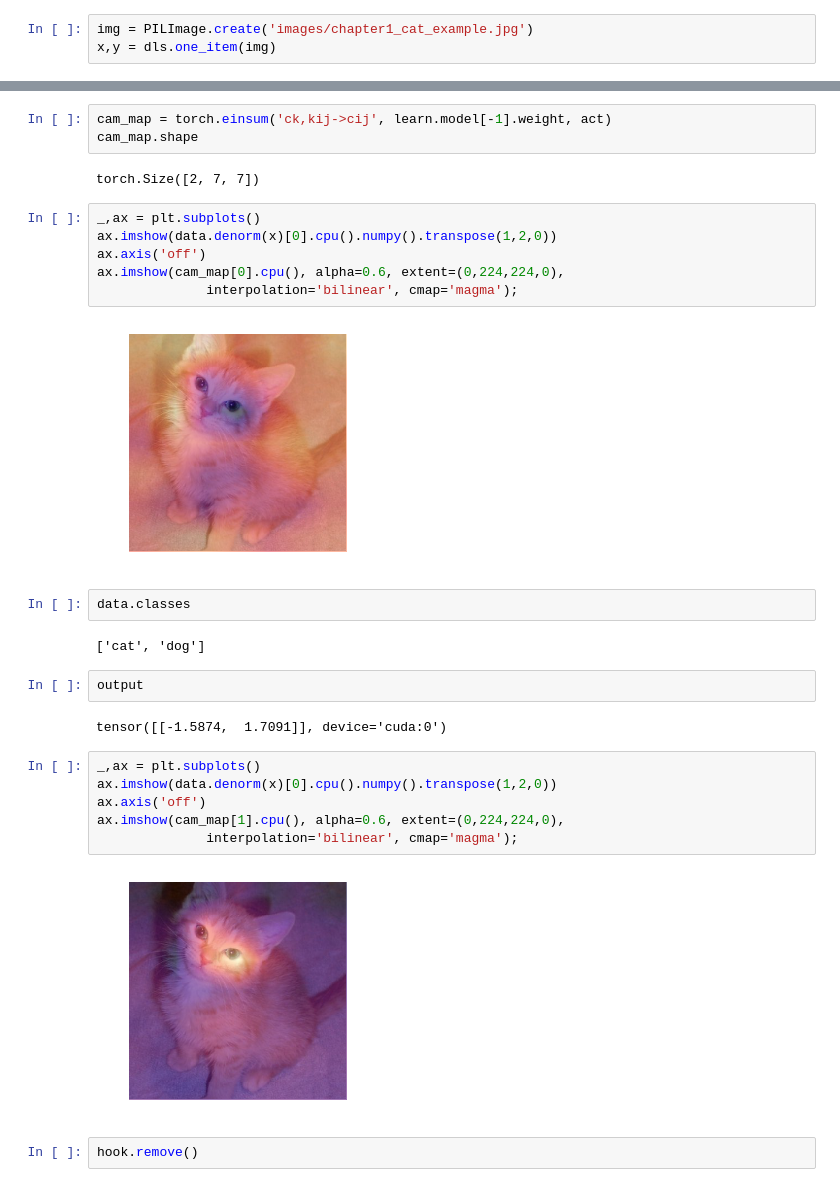
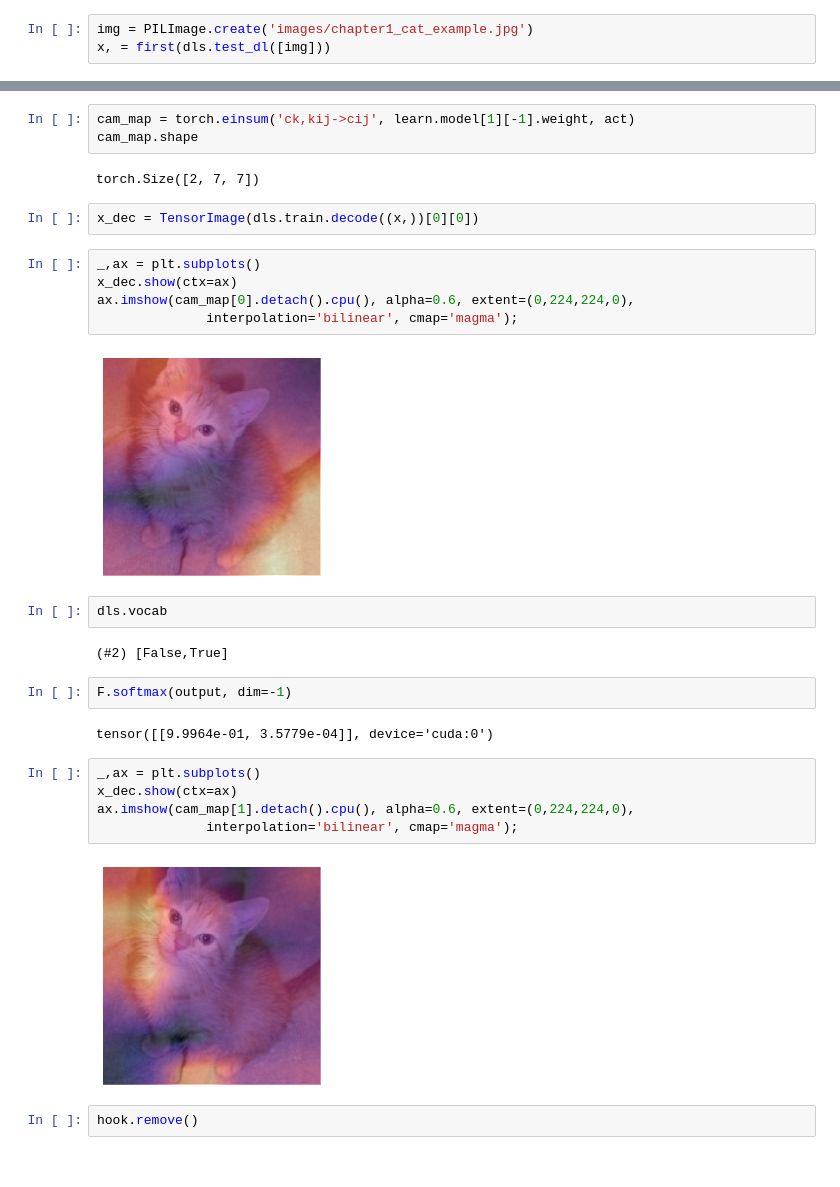
Before and after one commit to fastai/book_nbs, a Jupyter notebook: 22_CAM.ipynb, the cells around one changed output, grey strips where cells are left out. Saved outputs shown, nothing was run; the diff lists cells and outputs as text.

```diff
--- a/22_CAM.ipynb
+++ b/22_CAM.ipynb
@@ -18,6 +18,6 @@ learn.fine_tune(1)
 # %%
 img = PILImage.create('images/chapter1_cat_example.jpg')
-x,y = dls.one_item(img)
+x, = first(dls.test_dl([img]))
 # %%
 class Hook():
     def hook_func(self, m, i, o): self.stored = o.detach().clone()
@@ -31,32 +35,32 @@ act = hook_output.stored[0]
 # %%
-cam_map = torch.einsum('ck,kij->cij', learn.model[-1].weight, act)
+cam_map = torch.einsum('ck,kij->cij', learn.model[1][-1].weight, act)
 cam_map.shape
 # %% [output]
 torch.Size([2, 7, 7])
+# %%
+x_dec = TensorImage(dls.train.decode((x,))[0][0])
 # %%
 _,ax = plt.subplots()
-ax.imshow(data.denorm(x)[0].cpu().numpy().transpose(1,2,0))
-ax.axis('off')
-ax.imshow(cam_map[0].cpu(), alpha=0.6, extent=(0,224,224,0),
+x_dec.show(ctx=ax)
+ax.imshow(cam_map[0].detach().cpu(), alpha=0.6, extent=(0,224,224,0),
               interpolation='bilinear', cmap='magma');
 # %% [output]
-[figure, old version]
+[figure, new version]
-# %%
-data.classes
-# %% [output]
-['cat', 'dog']
-# %%
-output
-# %% [output]
-tensor([[-1.5874,  1.7091]], device='cuda:0')
+# %%
+dls.vocab
+# %% [output]
+(#2) [False,True]
+# %%
+F.softmax(output, dim=-1)
+# %% [output]
+tensor([[9.9964e-01, 3.5779e-04]], device='cuda:0')
 # %%
 _,ax = plt.subplots()
-ax.imshow(data.denorm(x)[0].cpu().numpy().transpose(1,2,0))
-ax.axis('off')
-ax.imshow(cam_map[1].cpu(), alpha=0.6, extent=(0,224,224,0),
+x_dec.show(ctx=ax)
+ax.imshow(cam_map[1].detach().cpu(), alpha=0.6, extent=(0,224,224,0),
               interpolation='bilinear', cmap='magma');
 # %% [output]
-[figure, old version]
+[figure, new version]
 # %%
 hook.remove()
 # %%
```
Also changed, not shown: parts of 10 cells of this notebook.
